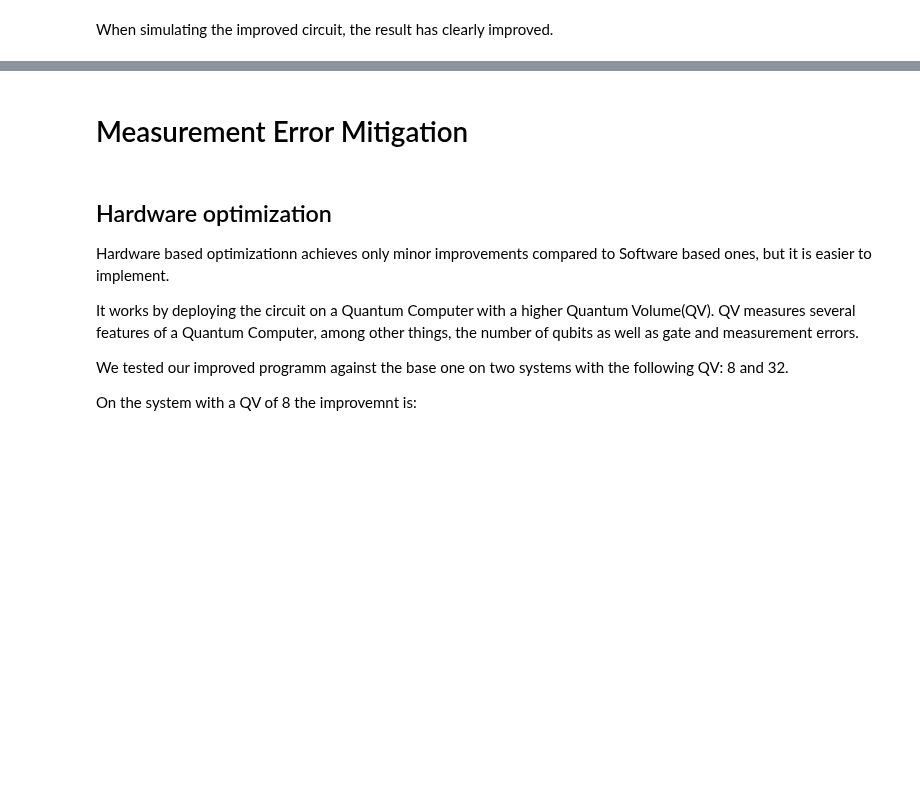
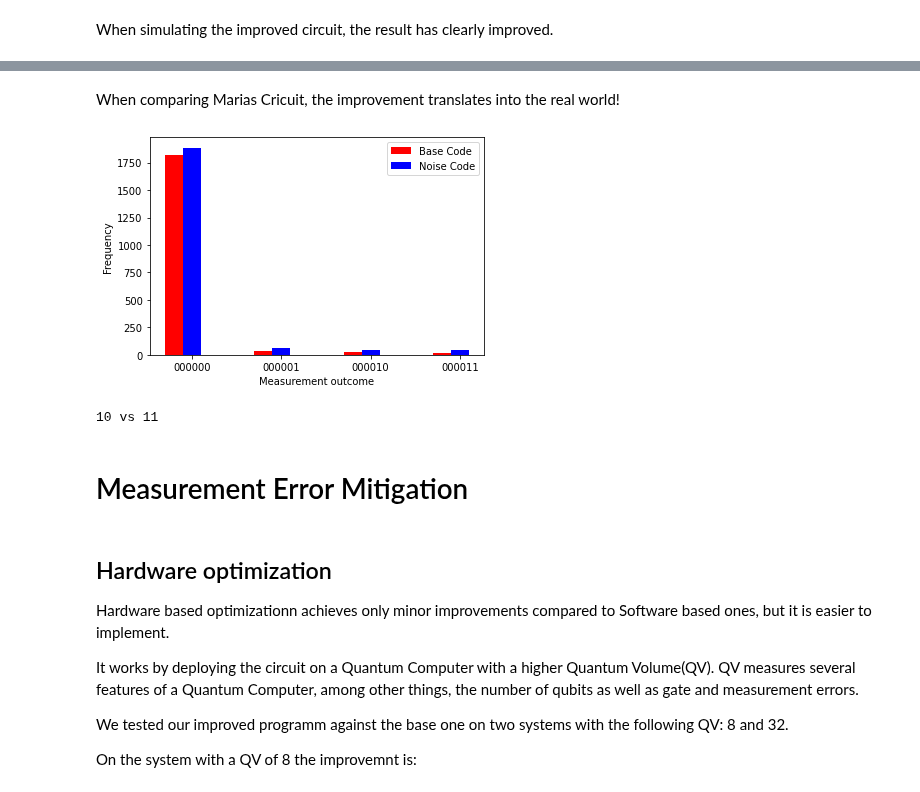
Before and after one commit to FreddyTF/QuantumBiscuit, a Jupyter notebook: Experiment-Description.ipynb, the cells around one changed output, grey strips where cells are left out. Cells and saved outputs as stored; diff of their text form; code cells hidden in the pictures; blank space fills up the shorter version.

```diff
--- a/Experiment-Description.ipynb
+++ b/Experiment-Description.ipynb
@@ -412,3 +412,25 @@ plot_histogram(counts)
+# %% [markdown]
+When comparing Marias Cricuit, the improvement translates into the real world!
+# %%
+import pandas as pd
+import matplotlib.pyplot as plt
+
+df1 = pd.read_csv('./Data/10.csv' )
+df2 = pd.read_csv('./Data/11S.csv')
+df1["versuch"]="r"
+df2["versuch"]="b"
+
+#print(df)
+plt.ylabel("Frequency")
+plt.xlabel("Measurement outcome")
+plt.bar(x=df1.index-0.1, height=df1["Frequency"],color=df1["versuch"],width=0.2,tick_label=["000000","000001","000010","000011"],label='Base Code')
+plt.bar(x=df2.index+0.1, height=df2["Frequency"],color=df2["versuch"],width=0.2,tick_label=["000000","000001","000010","000011"],label='Noise Code')
+plt.legend()
+plt.show()
+print("10 vs 11")
+# %% [output]
+[figure, added]
+10 vs 11
 # %% [markdown]
 # Measurement Error Mitigation
 # %% [markdown]
```
Also changed, not shown: parts of 9 cells of this notebook.
